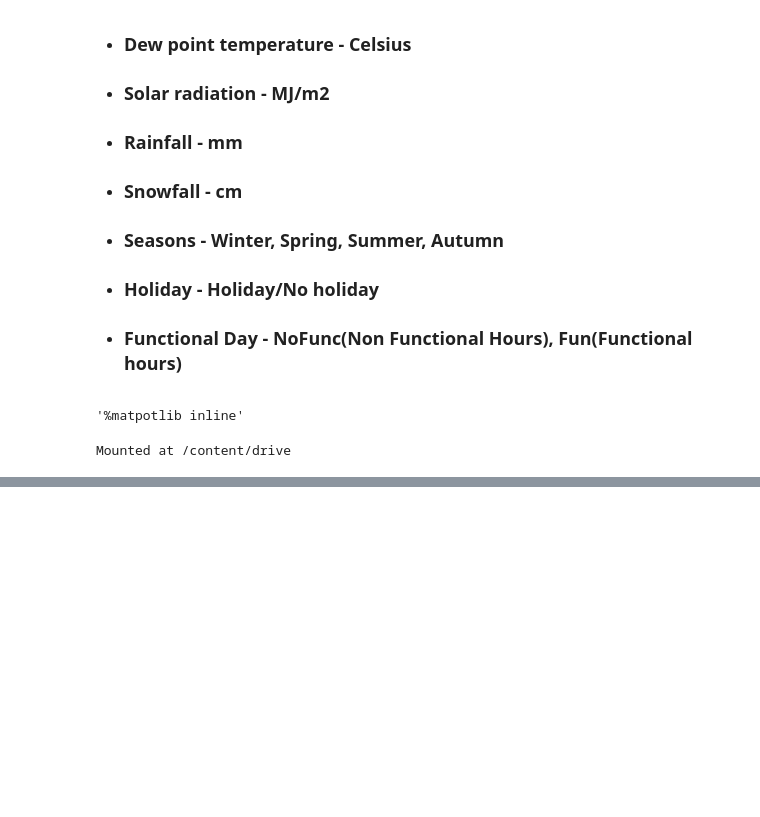
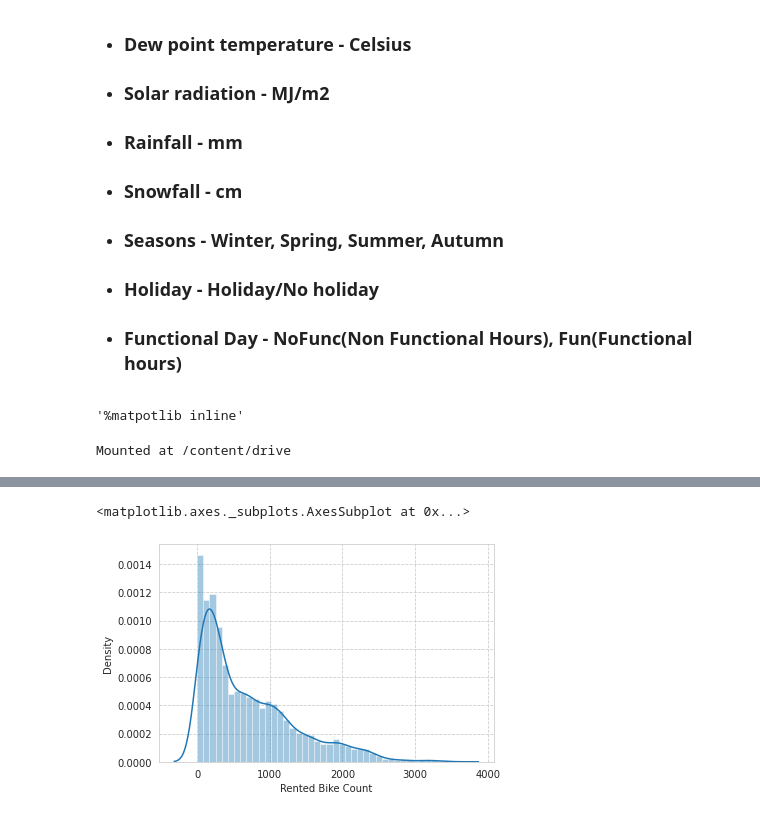
Before and after one commit to MohammedSaudh/Bike_Sharing_Demand_Prediction, a Jupyter notebook: Bike_Sharing_Demand_Prediction_Capstone_Project.ipynb, the cells around one changed output, grey strips where cells are left out. Saved outputs shown, nothing was run; the diff lists cells and outputs as text; code cells hidden in the pictures; blank space fills up the shorter version.

```diff
--- a/Bike_Sharing_Demand_Prediction_Capstone_Project.ipynb
+++ b/Bike_Sharing_Demand_Prediction_Capstone_Project.ipynb
@@ -51,0 +216,6 @@ seoul_bike_data = pd.read_csv('/content/drive/MyDrive/Colab Notebooks/Almabetter
+# %%
+#Checking the distribution for the Dependent variable('Rented Bike Count')
+sns.distplot(seoul_bike_data['Rented Bike Count'])
+# %% [output]
+<matplotlib.axes._subplots.AxesSubplot at 0x...>
+[figure, added]
```
Also changed, not shown: parts of 35 cells of this notebook.
